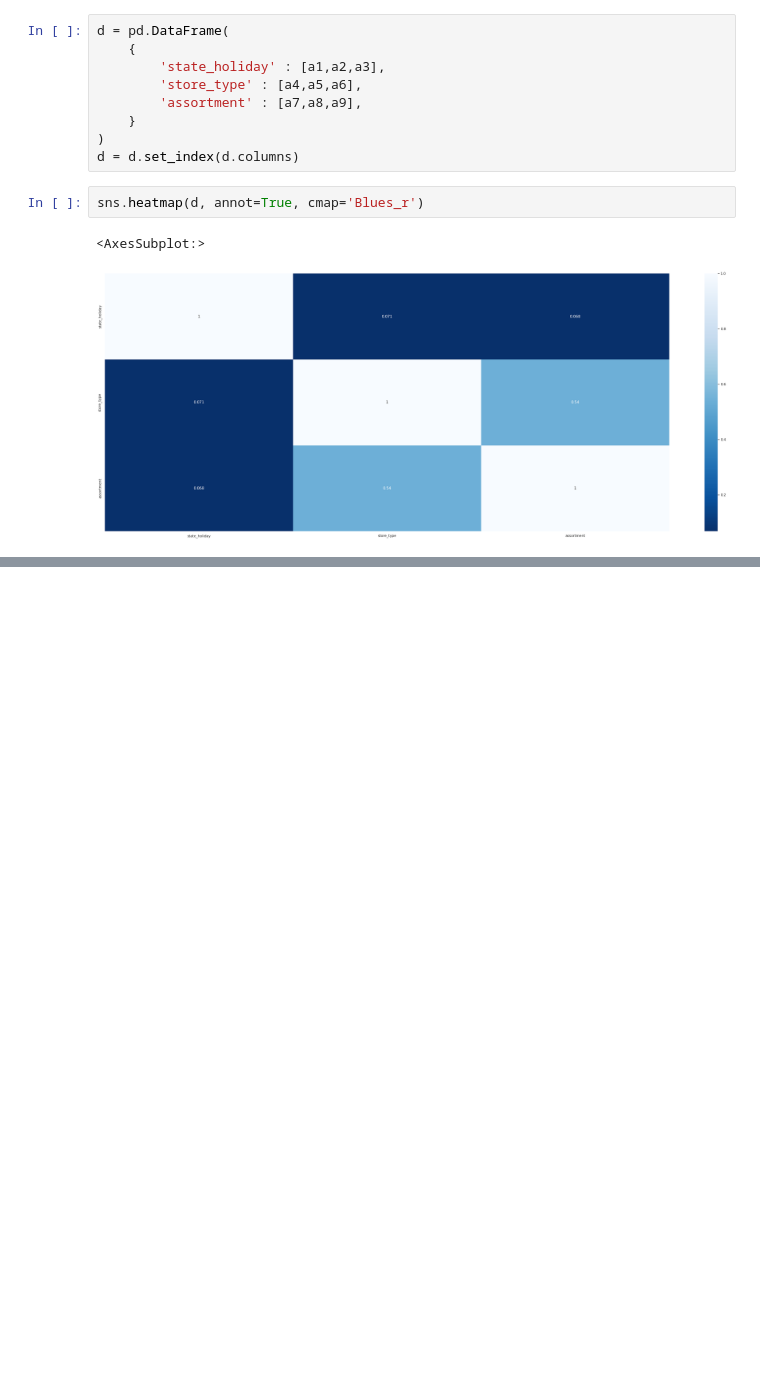
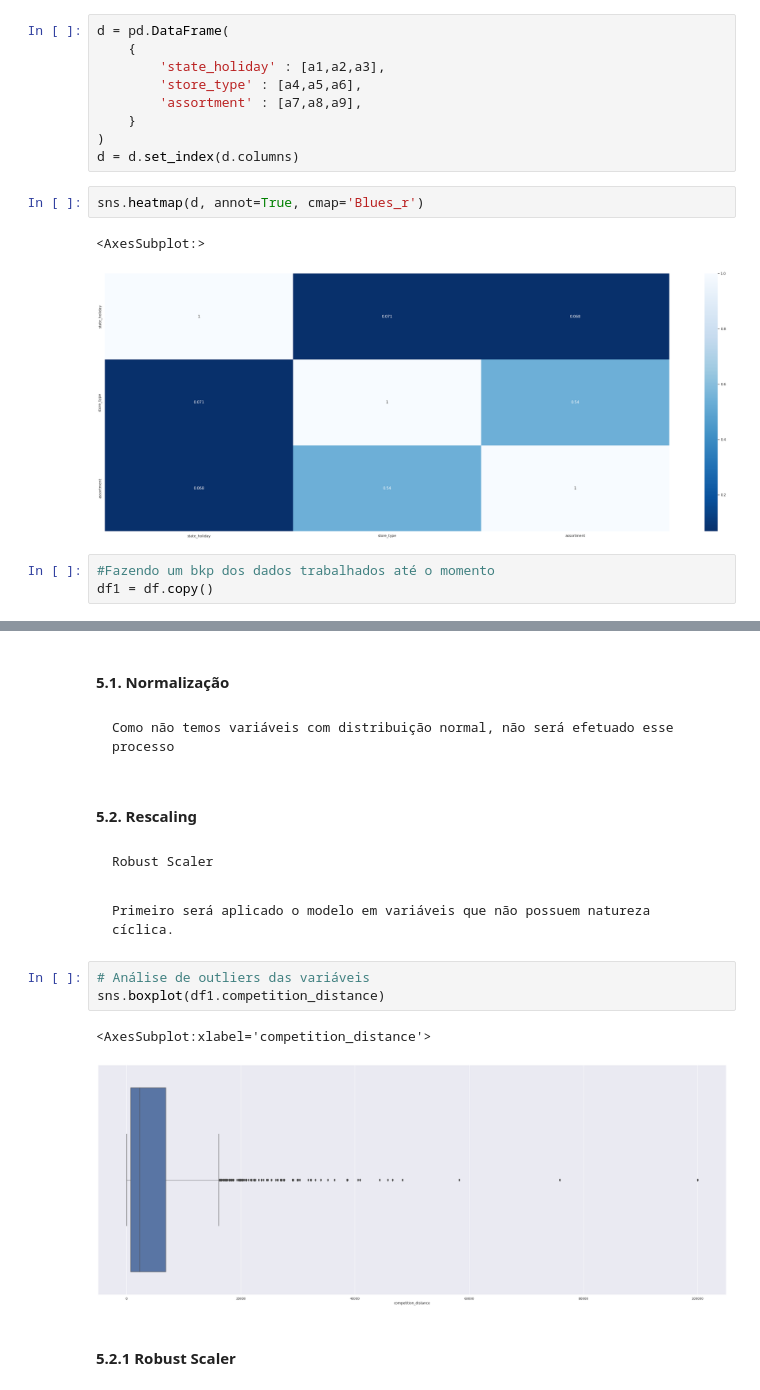
Before and after one commit to rsantosluan/ds_em_producao, a Jupyter notebook: M03_v1_StoreSalesPredictionP03.ipynb, the cells around one changed output, grey strips where cells are left out. Saved outputs shown, nothing was run; the diff lists cells and outputs as text; blank space fills up the shorter version.

Commit message:
Processo até o encoding das variáveis

```diff
--- a/M03_v1_StoreSalesPredictionP03.ipynb
+++ b/M03_v1_StoreSalesPredictionP03.ipynb
@@ -492,3 +473,6 @@ sns.heatmap(d, annot=True, cmap='Blues_r')
 # %% [output]
 <AxesSubplot:>
 [figure]
+# %%
+#Fazendo um bkp dos dados trabalhados até o momento
+df1 = df.copy()
@@ -494,0 +481,18 @@ sns.heatmap(d, annot=True, cmap='Blues_r')
+# %% [markdown]
+#### 5.1. Normalização
+# %% [markdown]
+    Como não temos variáveis com distribuição normal, não será efetuado esse processo
+# %% [markdown]
+#### 5.2. Rescaling
+# %% [markdown]
+    Robust Scaler
+# %% [markdown]
+    Primeiro será aplicado o modelo em variáveis que não possuem natureza cíclica.
+# %%
+# Análise de outliers das variáveis
+sns.boxplot(df1.competition_distance)
+# %% [output]
+<AxesSubplot:xlabel='competition_distance'>
+[figure, added]
+# %% [markdown]
+#### 5.2.1 Robust Scaler
```
Also changed, not shown: parts of 6 cells of this notebook, 1 other file.
